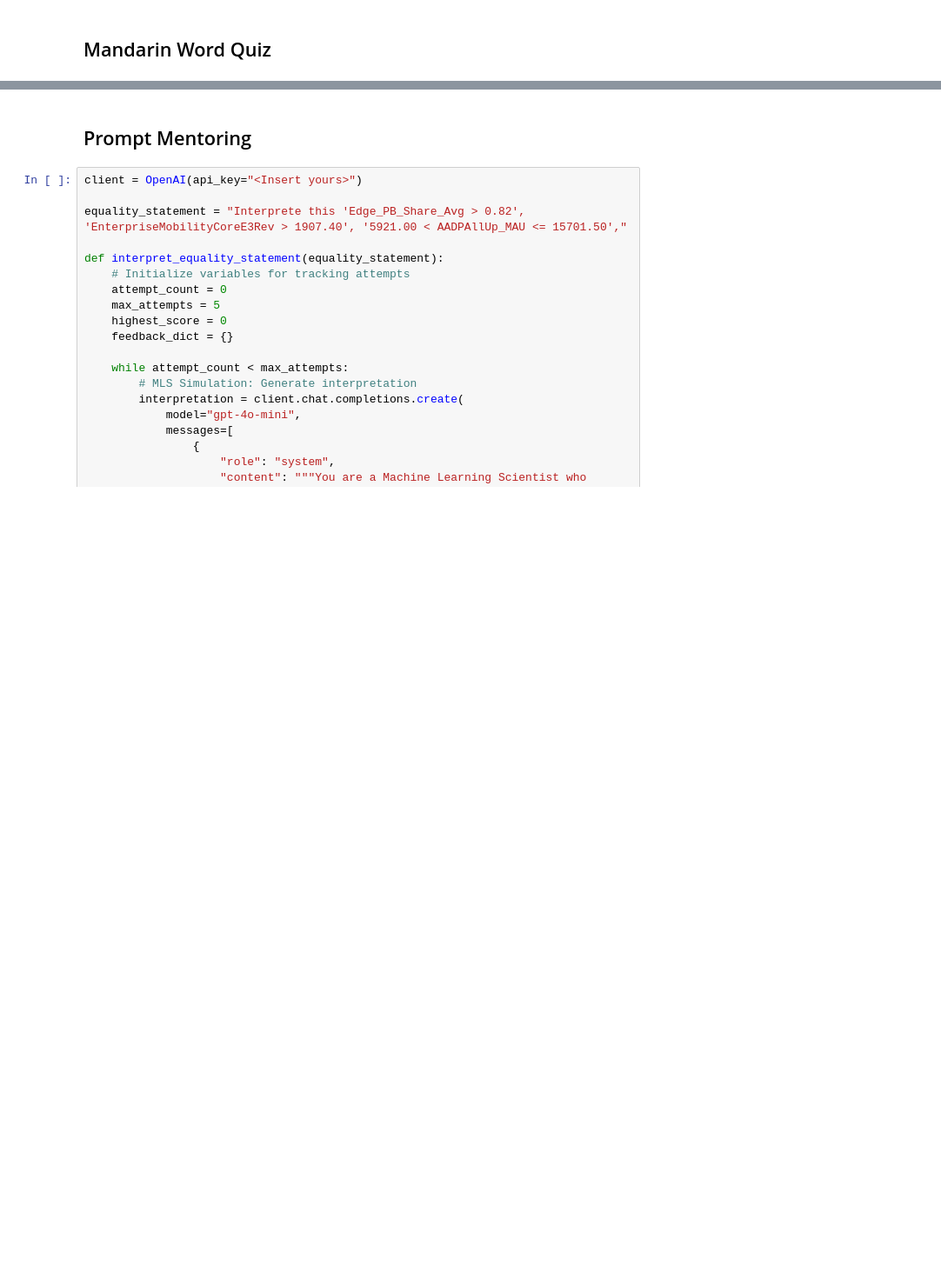
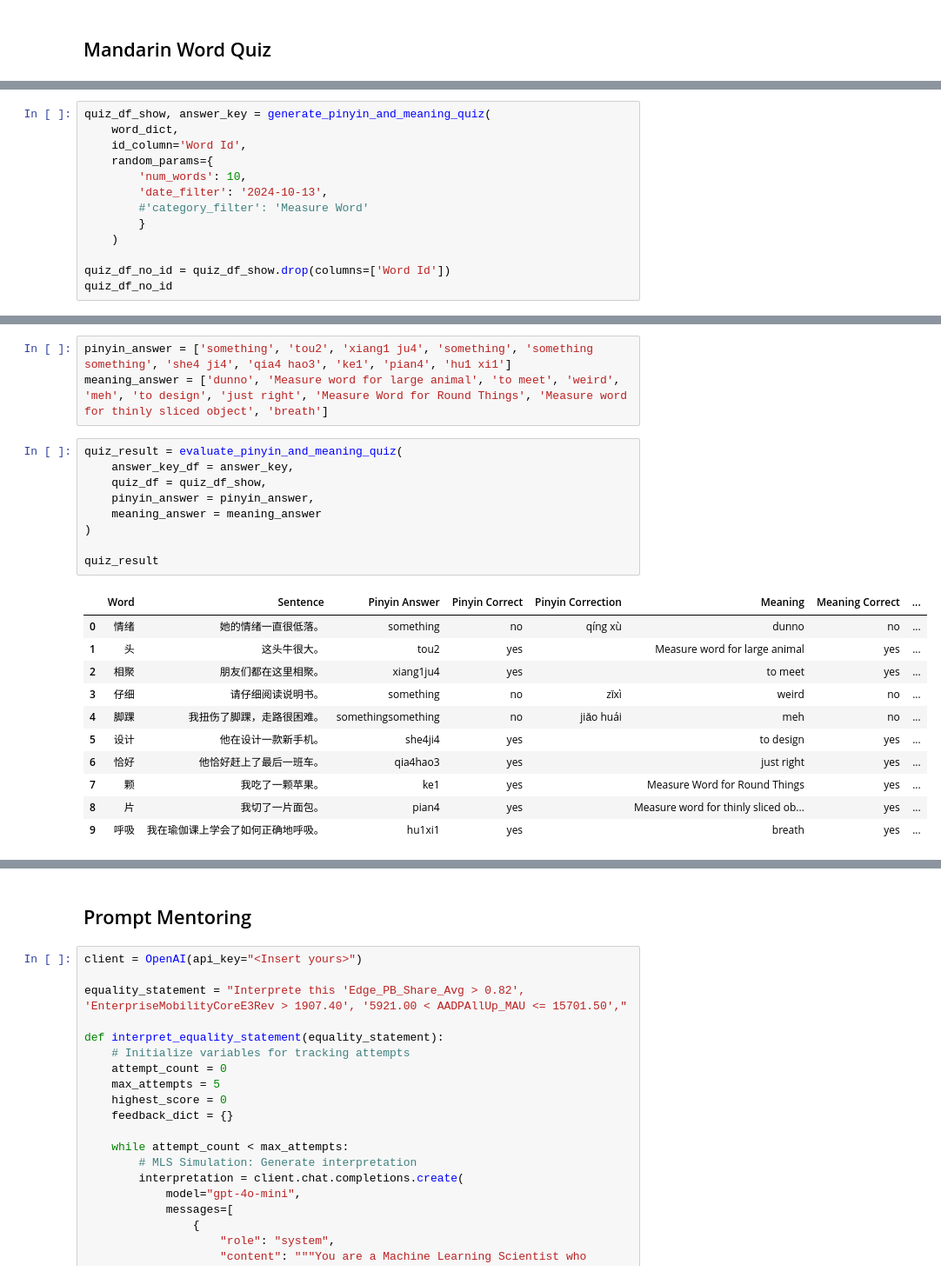
Before and after one commit to tuawong/GPT4LanguageLearning, a Jupyter notebook: GPT_ChineseWords.ipynb, the cells around one changed output, grey strips where cells are left out. Shown at 87% size. Drawn from its saved outputs; the diff is of its cells as text; blank space fills up the shorter version.

Commit message:
Completed Quiz Module

```diff
--- a/GPT_ChineseWords.ipynb
+++ b/GPT_ChineseWords.ipynb
@@ -220,0 +119,13 @@ quiz_result
+# %%
+quiz_df_show, answer_key = generate_pinyin_and_meaning_quiz(
+    word_dict,
+    id_column='Word Id',
+    random_params={
+        'num_words': 10,
+        'date_filter': '2024-10-13',
+        #'category_filter': 'Measure Word'
+        }
+    )
+
+quiz_df_no_id = quiz_df_show.drop(columns=['Word Id'])
+quiz_df_no_id
@@ -220,0 +144,24 @@ quiz_result
+# %%
+pinyin_answer = ['something', 'tou2', 'xiang1 ju4', 'something', 'something something', 'she4 ji4', 'qia4 hao3', 'ke1', 'pian4', 'hu1 xi1']
+meaning_answer = ['dunno', 'Measure word for large animal', 'to meet', 'weird', 'meh', 'to design', 'just right', 'Measure Word for Round Things', 'Measure word for thinly sliced object', 'breath']
+# %%
+quiz_result = evaluate_pinyin_and_meaning_quiz(
+    answer_key_df = answer_key,
+    quiz_df = quiz_df_show,
+    pinyin_answer = pinyin_answer,
+    meaning_answer = meaning_answer
+)
+
+quiz_result
+# %% [output]
+|  | Word | Sentence | Pinyin Answer | Pinyin Correct | Pinyin Correction | Meaning | Meaning Correct | ... |
+| 0 | 情绪 | 她的情绪一直很低落。 | something | no | qíng xù | dunno | no | ... |
+| 1 | 头 | 这头牛很大。 | tou2 | yes |  | Measure word for large animal | yes | ... |
+| 2 | 相聚 | 朋友们都在这里相聚。 | xiang1ju4 | yes |  | to meet | yes | ... |
+| 3 | 仔细 | 请仔细阅读说明书。 | something | no | zǐxì | weird | no | ... |
+| 4 | 脚踝 | 我扭伤了脚踝，走路很困难。 | somethingsomething | no | jiǎo huái | meh | no | ... |
+| 5 | 设计 | 他在设计一款新手机。 | she4ji4 | yes |  | to design | yes | ... |
+| 6 | 恰好 | 他恰好赶上了最后一班车。 | qia4hao3 | yes |  | just right | yes | ... |
+| 7 | 颗 | 我吃了一颗苹果。 | ke1 | yes |  | Measure Word for Round Things | yes | ... |
+| 8 | 片 | 我切了一片面包。 | pian4 | yes |  | Measure word for thinly sliced ob... | yes | ... |
+| 9 | 呼吸 | 我在瑜伽课上学会了如何正确地呼吸。 | hu1xi1 | yes |  | breath | yes | ... |
```
Also changed, not shown: parts of 16 cells of this notebook, 3 other files.
